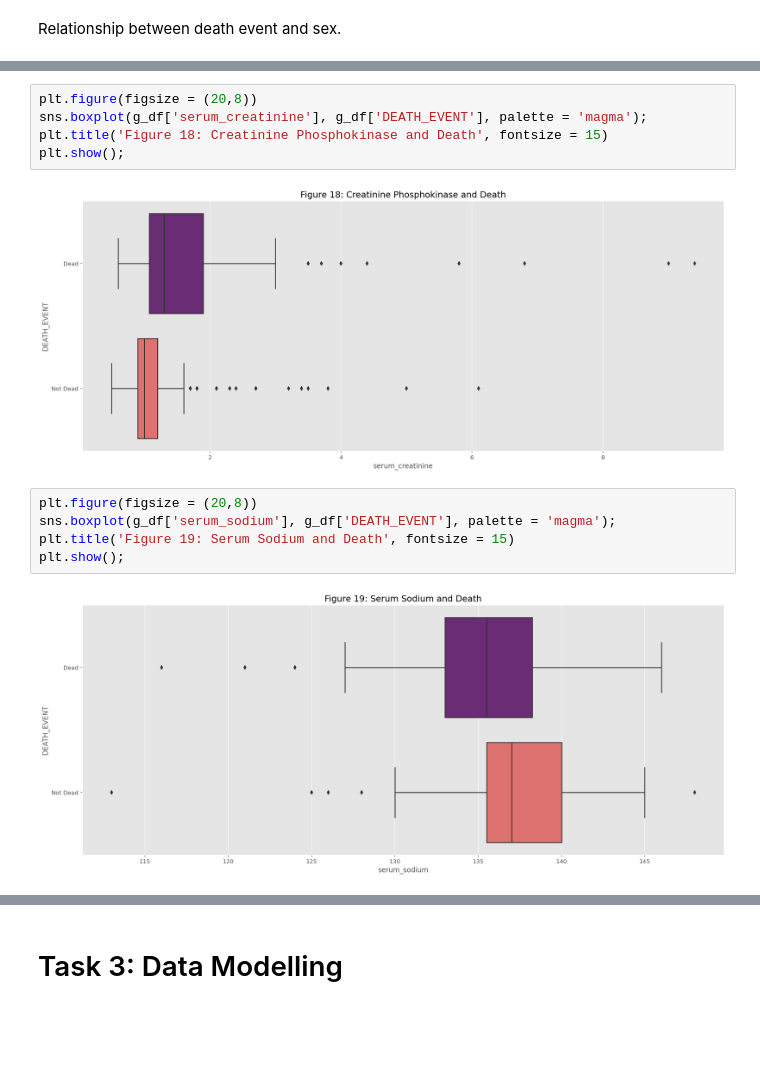
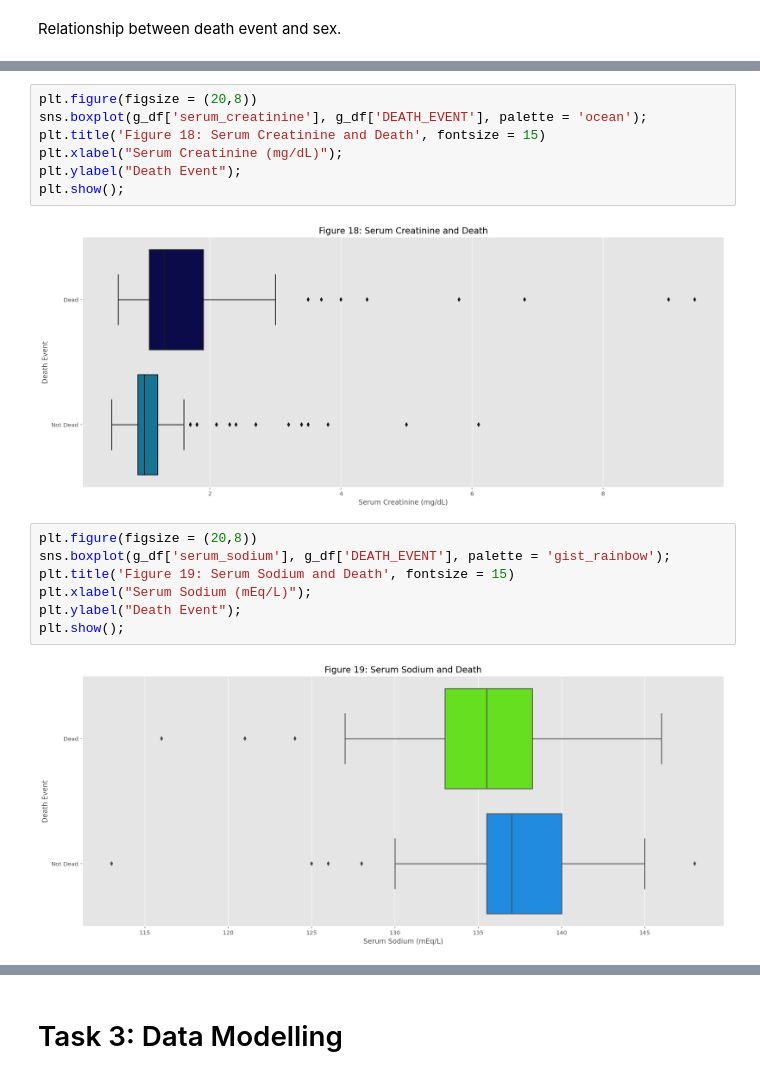
Before and after one commit to Puneet-Grewal/Heart-Attack-Data-Science, a Jupyter notebook: s3900991.ipynb, the cells around one changed output, grey strips where cells are left out. Saved outputs shown, nothing was run; the diff lists cells and outputs as text; blank space fills up the shorter version.

```diff
--- a/s3900991.ipynb
+++ b/s3900991.ipynb
@@ -315,16 +316,20 @@ plt.show();
 # %%
 plt.figure(figsize = (20,8))
-sns.boxplot(g_df['serum_creatinine'], g_df['DEATH_EVENT'], palette = 'magma');
-plt.title('Figure 18: Creatinine Phosphokinase and Death', fontsize = 15)
+sns.boxplot(g_df['serum_creatinine'], g_df['DEATH_EVENT'], palette = 'ocean');
+plt.title('Figure 18: Serum Creatinine and Death', fontsize = 15)
+plt.xlabel("Serum Creatinine (mg/dL)");
+plt.ylabel("Death Event");
 plt.show();
 # %% [output]
-[figure, old version]
+[figure, new version]
 # %%
 plt.figure(figsize = (20,8))
-sns.boxplot(g_df['serum_sodium'], g_df['DEATH_EVENT'], palette = 'magma');
+sns.boxplot(g_df['serum_sodium'], g_df['DEATH_EVENT'], palette = 'gist_rainbow');
 plt.title('Figure 19: Serum Sodium and Death', fontsize = 15)
+plt.xlabel("Serum Sodium (mEq/L)");
+plt.ylabel("Death Event");
 plt.show();
 # %% [output]
-[figure, old version]
+[figure, new version]
 # %%
 plt.figure(figsize = (20,8))
```
Also changed, not shown: parts of 27 cells of this notebook, 1 other file.
